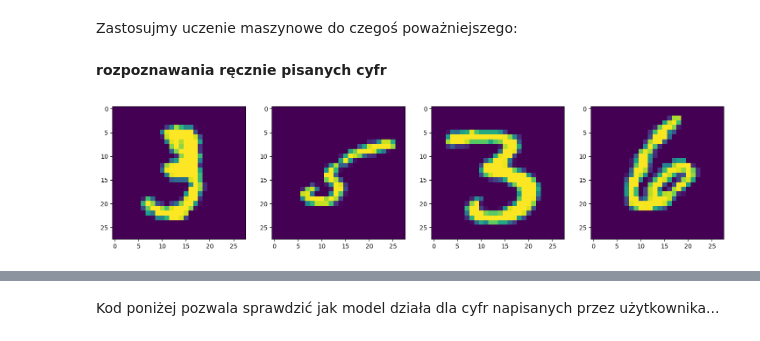
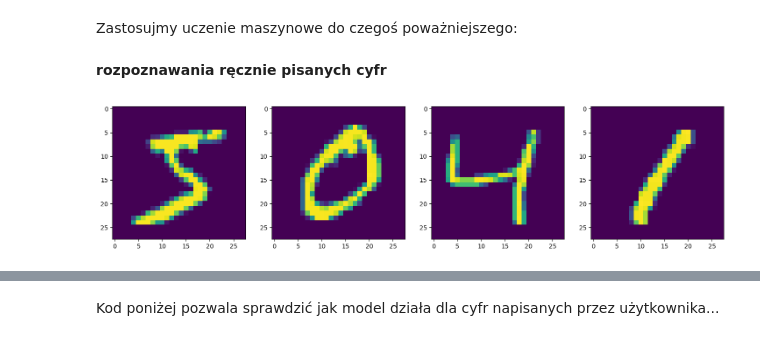
Before and after one commit to akalinow/LetniaSzkolaFizyki, a Jupyter notebook: Uczenie_maszynowe.ipynb, the cells around one changed output, grey strips where cells are left out. Saved outputs shown, nothing was run; the diff lists cells and outputs as text; code cells hidden in the pictures.

```diff
--- a/Uczenie_maszynowe.ipynb
+++ b/Uczenie_maszynowe.ipynb
@@ -589,14 +562,14 @@ Zastosujmy uczenie maszynowe do czegoś poważniejszego:
 # %%
 (X_train, Y_train), (X_test, Y_test) = tf.keras.datasets.mnist.load_data()
 
 fig, axes = plt.subplots(1,4, figsize=(18,18))
 axes = axes.flatten()
 myIter = iter(axes)
 
-for i in range(10,14):
+for i in range(0,4):
     next(myIter).imshow(X_train[i])
 # %% [output]
-[figure, old version]
+[figure, new version]
 # %%
 import tensorflow as tf
 
```
Also changed, not shown: parts of 30 cells of this notebook.
